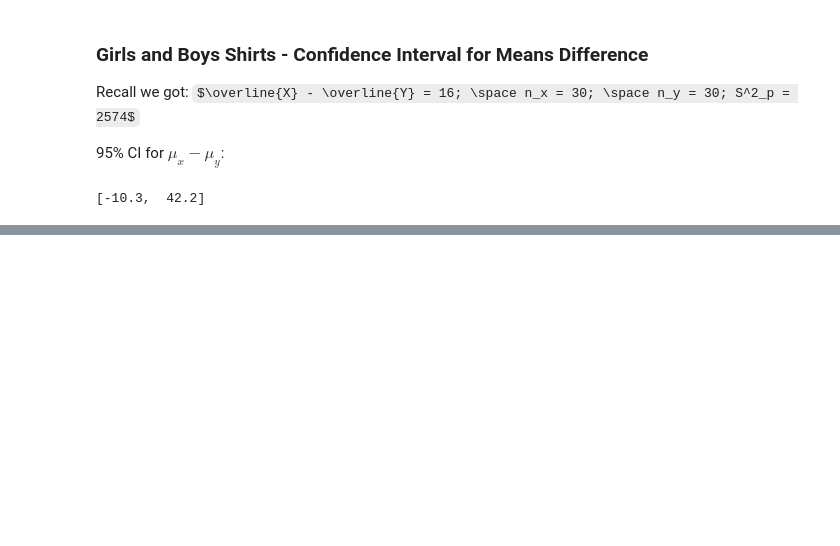
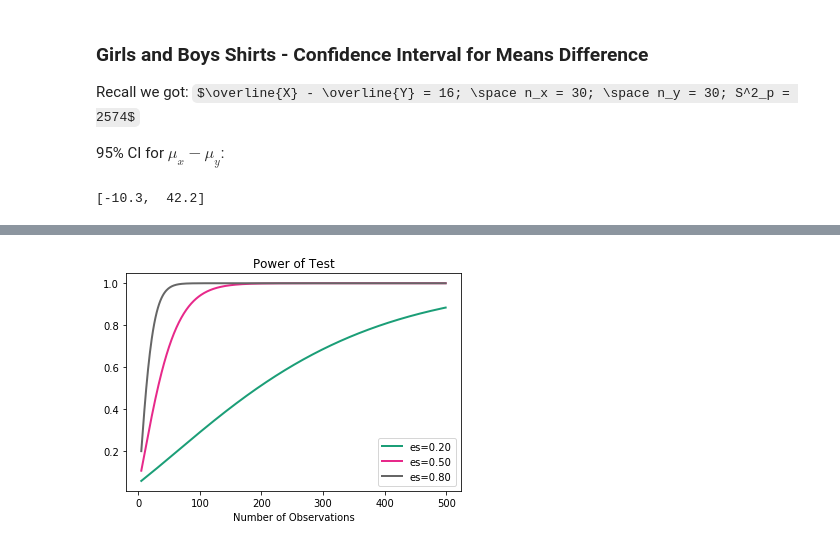
Before and after one commit to gsimchoni/Intro2DS, a Jupyter notebook: class/inference/inference.ipynb, the cells around one changed output, grey strips where cells are left out. Saved outputs shown, nothing was run; the diff lists cells and outputs as text; code cells hidden in the pictures; some formulas as TeX source; blank space fills up the shorter version.

```diff
--- a/class/inference/inference.ipynb
+++ b/class/inference/inference.ipynb
@@ -717,0 +801,7 @@ print(f'[{LB: .1f}, {UB: .1f}]')
+# %%
+effect_sizes = np.array([0.2, 0.5, 0.8])
+sample_sizes = np.array(range(5, 500))
+TTestIndPower().plot_power(dep_var = 'nobs', nobs = sample_sizes, effect_size = effect_sizes)
+plt.show()
+# %% [output]
+[figure, added]
```
Also changed, not shown: parts of 33 cells of this notebook, 2 other files.
